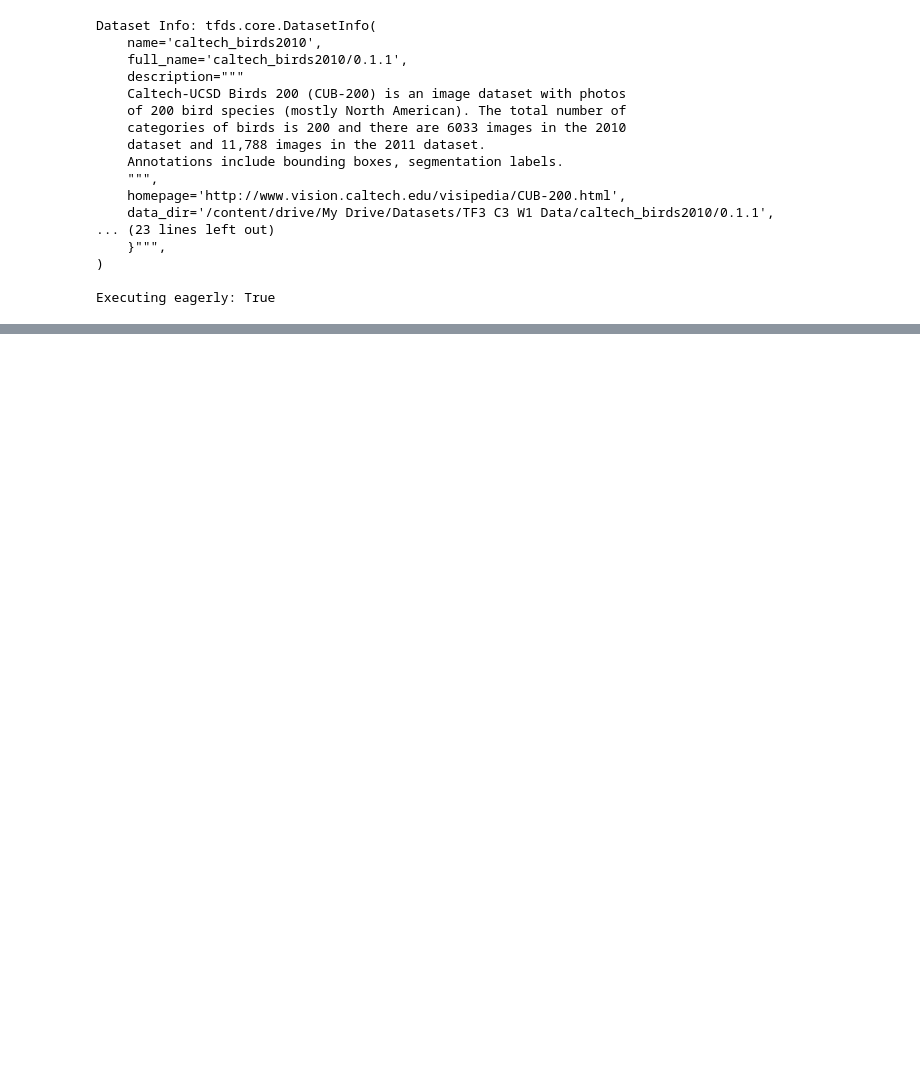
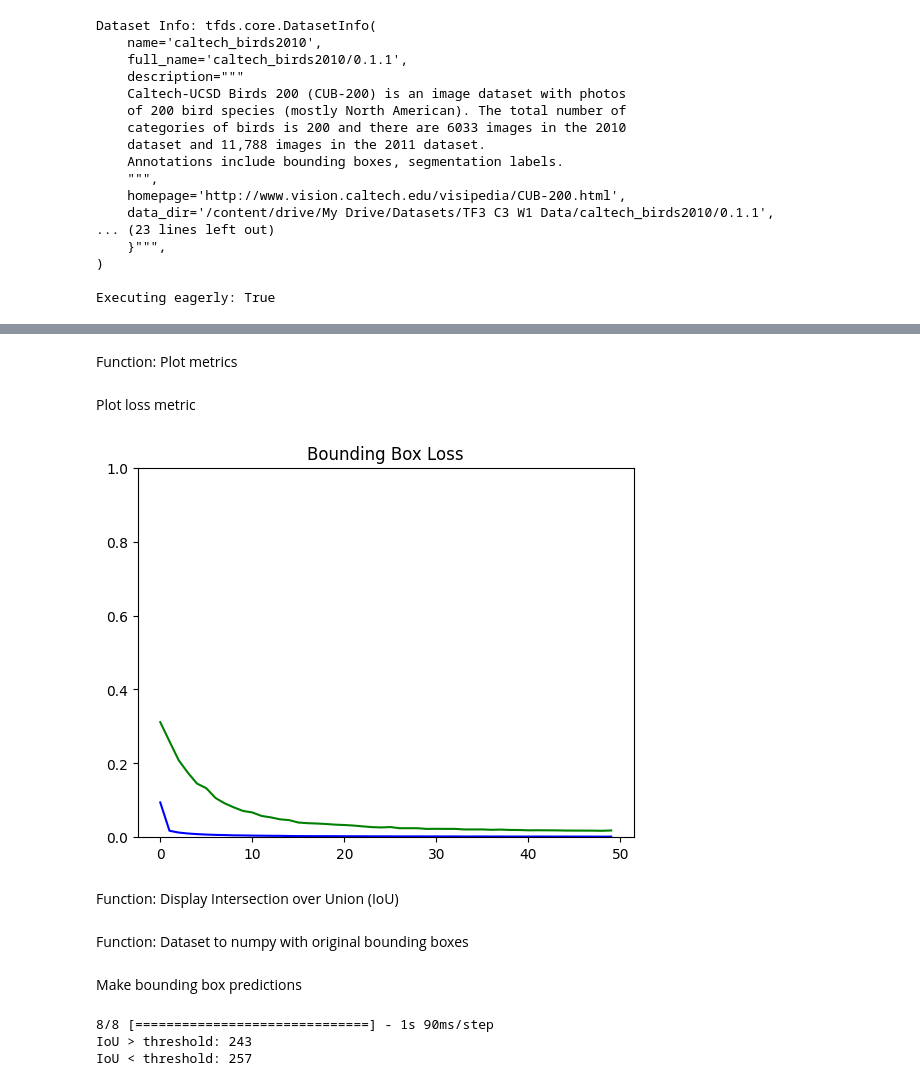
Before and after one commit to ricky-kiva/dl-deep-tf-cv-advanced, a Jupyter notebook: 1_a1_bboxes_birds_caltech.ipynb, the cells around one changed output, grey strips where cells are left out. Saved outputs shown, nothing was run; the diff lists cells and outputs as text; code cells hidden in the pictures; blank space fills up the shorter version.

```diff
--- a/1_a1_bboxes_birds_caltech.ipynb
+++ b/1_a1_bboxes_birds_caltech.ipynb
@@ -190,0 +400,3 @@ display_digits_with_boxes(images=np.array(viz_train_images),
+# %%
+model = define_and_compile_model()
+model.summary()
@@ -190,0 +425,19 @@ display_digits_with_boxes(images=np.array(viz_train_images),
+# %%
+import math
+
+length_of_train_dataset = len(viz_train_dataset)
+length_of_validation_dataset = len(viz_validation_dataset)
+print(f"Train dataset length: {length_of_train_dataset}\nValidation dataset length: {length_of_validation_dataset}")
+
+# we will use 2 example of different ways to ensure all samples in dataset is covered
+
+# 1. `math.ceil` approach
+STEPS_PER_EPOCH = math.ceil(length_of_train_dataset / BATCH_SIZE)
+print(f"steps_per_epoch: {STEPS_PER_EPOCH}")
+
+# 2. `if conditional` approach
+VALIDATION_STEPS = length_of_validation_dataset // BATCH_SIZE # `//` is floor division
+if (length_of_validation_dataset % BATCH_SIZE) > 0:
+  VALIDATION_STEPS += 1
+
+print(f"validation_steps: {VALIDATION_STEPS}")
@@ -190,0 +451,6 @@ display_digits_with_boxes(images=np.array(viz_train_images),
+# %%
+history = model.fit(train_dataset,
+                    steps_per_epoch=STEPS_PER_EPOCH,
+                    validation_data=validation_dataset,
+                    validation_steps=VALIDATION_STEPS,
+                    epochs=EPOCHS)
@@ -190,0 +483,16 @@ display_digits_with_boxes(images=np.array(viz_train_images),
+# %% [markdown]
+Function: Plot metrics
+# %%
+def plot_metrics(history, metric_name, title, ylim=1):
+  plt.title(title)
+  plt.ylim(0, ylim)
+  plt.plot(history.history[metric_name], color='blue', label=metric_name)
+  plt.plot(history.history[f"val_{metric_name}"], color='green', label=f"val_{metric_name}")
+# %% [markdown]
+Plot loss metric
+# %%
+plot_metrics(history, 'loss', 'Bounding Box Loss')
+# %% [output]
+[figure, added]
+# %% [markdown]
+Function: Display Intersection over Union (IoU)
@@ -190,0 +526,2 @@ display_digits_with_boxes(images=np.array(viz_train_images),
+# %% [markdown]
+Function: Dataset to numpy with original bounding boxes
@@ -190,0 +556,19 @@ display_digits_with_boxes(images=np.array(viz_train_images),
+# %% [markdown]
+Make bounding box predictions
+# %%
+(original_images,
+ normalized_images,
+ normalized_bboxes) = dataset_to_numpy_with_original_bboxes(viz_validation_dataset, N=500)
+
+# make predictions
+predicted_bboxes = model.predict(normalized_images, batch_size=BATCH_SIZE)
+
+# calculate IoU
+iou = intersection_over_union(predicted_bboxes, normalized_bboxes)
+
+print(f"IoU > threshold: {(iou >= IOU_THRESHOLD).sum()}")
+print(f"IoU < threshold: {(iou < IOU_THRESHOLD).sum()}")
+# %% [output]
+8/8 [==============================] - 1s 90ms/step
+IoU > threshold: 243
+IoU < threshold: 257
```
Also changed, not shown: parts of 48 cells of this notebook.
